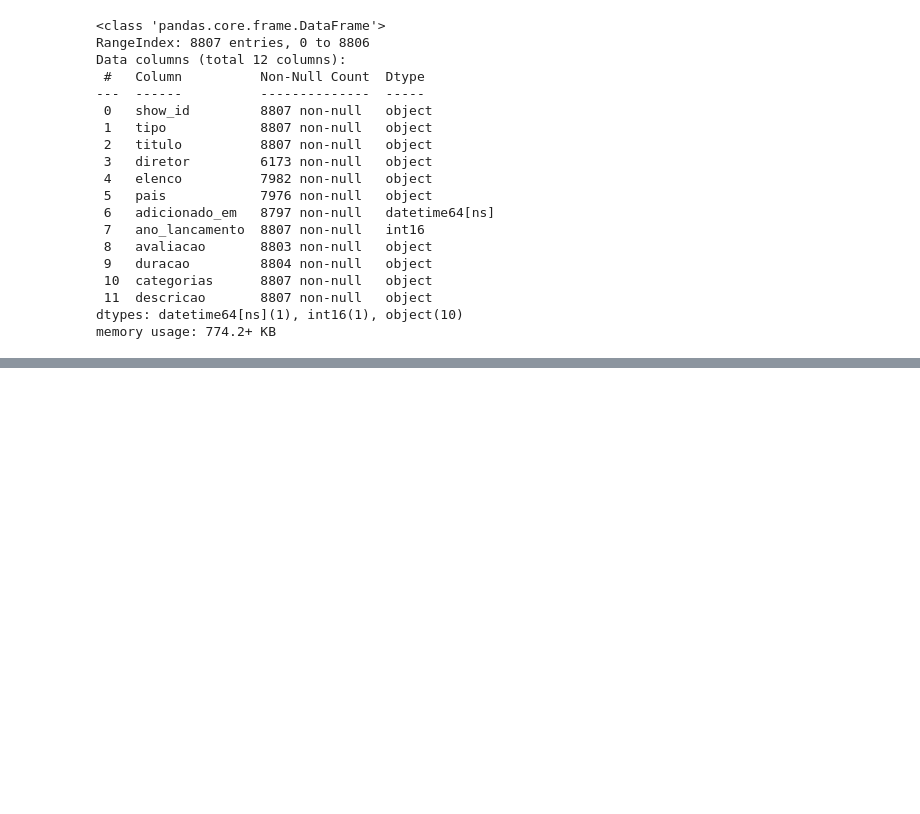
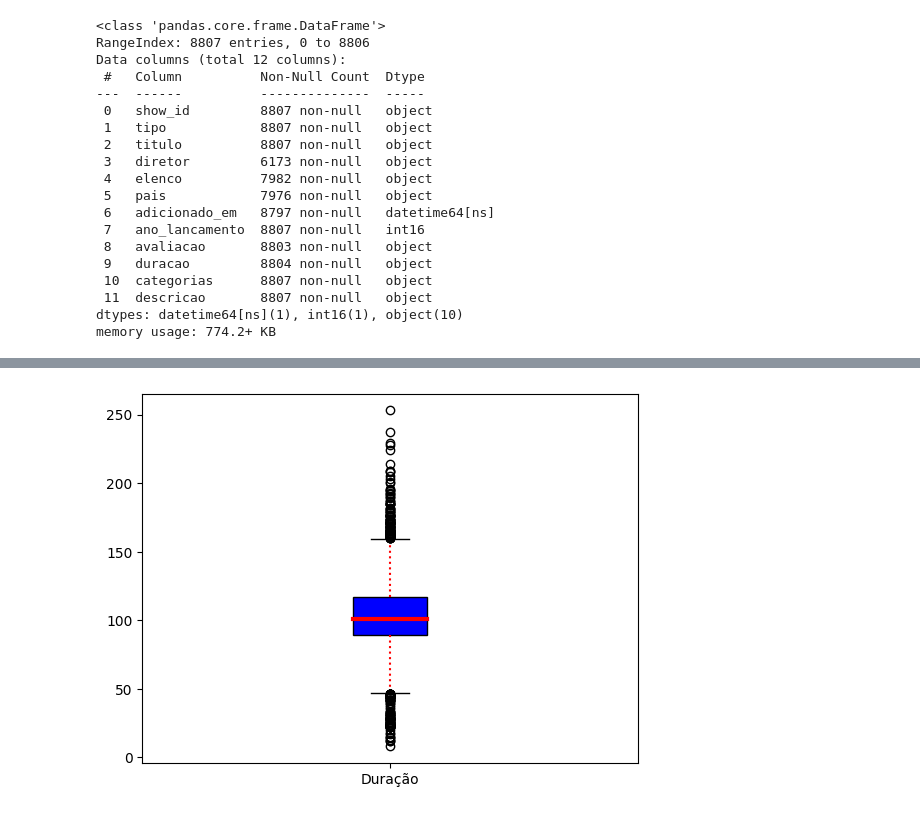
Before and after one commit to GuilhermeKotchergenko/santandercoders_bigdata1_project, a Jupyter notebook: netflix.ipynb, the cells around one changed output, grey strips where cells are left out. Saved outputs shown, nothing was run; the diff lists cells and outputs as text; code cells hidden in the pictures; blank space fills up the shorter version.

Commit message:
acrescentando novas células - gráficos e datasets derivados do principal

```diff
--- a/netflix.ipynb
+++ b/netflix.ipynb
@@ -285,0 +416,7 @@ memory usage: 774.2+ KB
+# %%
+# separando o dataset por duração (Minutos)
+
+%time selecao = netflix_transformado.duracao.str.contains('min')
+%time filmes_minutos = netflix[selecao]
+filmes_minutos.reset_index(inplace=True, drop=True)
+filmes_minutos.head()
@@ -285,0 +536,19 @@ memory usage: 774.2+ KB
+# %%
+%%time
+
+# boxplot - verificando outliers
+
+bp = plt.boxplot(x='duracao', data=filmes_minutos, vert=1, patch_artist=True, labels=['Duração'])
+colors = 'blue'
+for patch, color in zip(bp['boxes'], colors):
+    patch.set_facecolor(color)
+for median in bp['medians']:
+    median.set(color ='red',
+               linewidth = 3)
+for whisker in bp['whiskers']:
+    whisker.set(color ='red',
+                linewidth = 1.5,
+                linestyle =":")
+plt.show()
+# %% [output]
+[figure, added]
```
Also changed, not shown: parts of 17 cells of this notebook.
